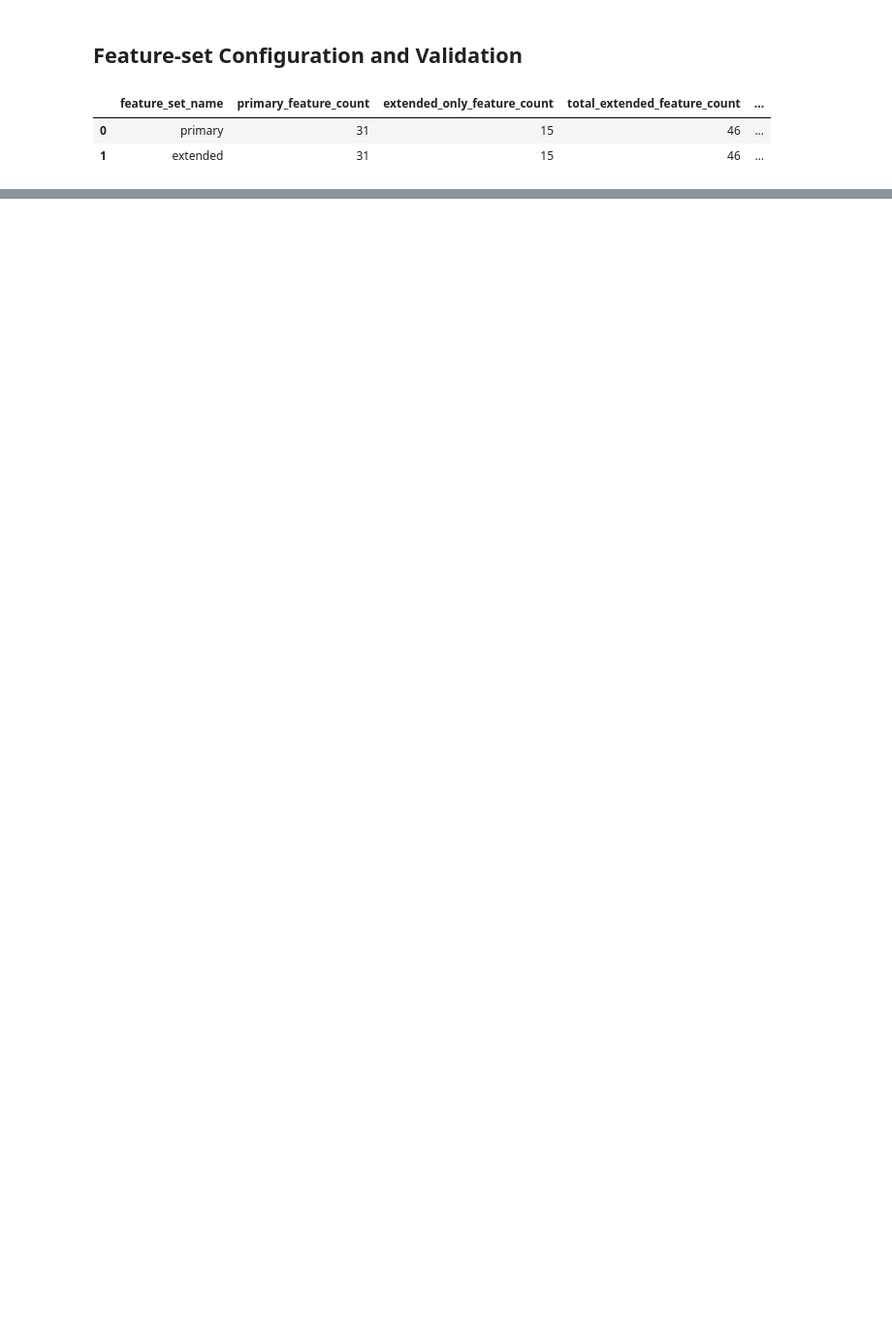
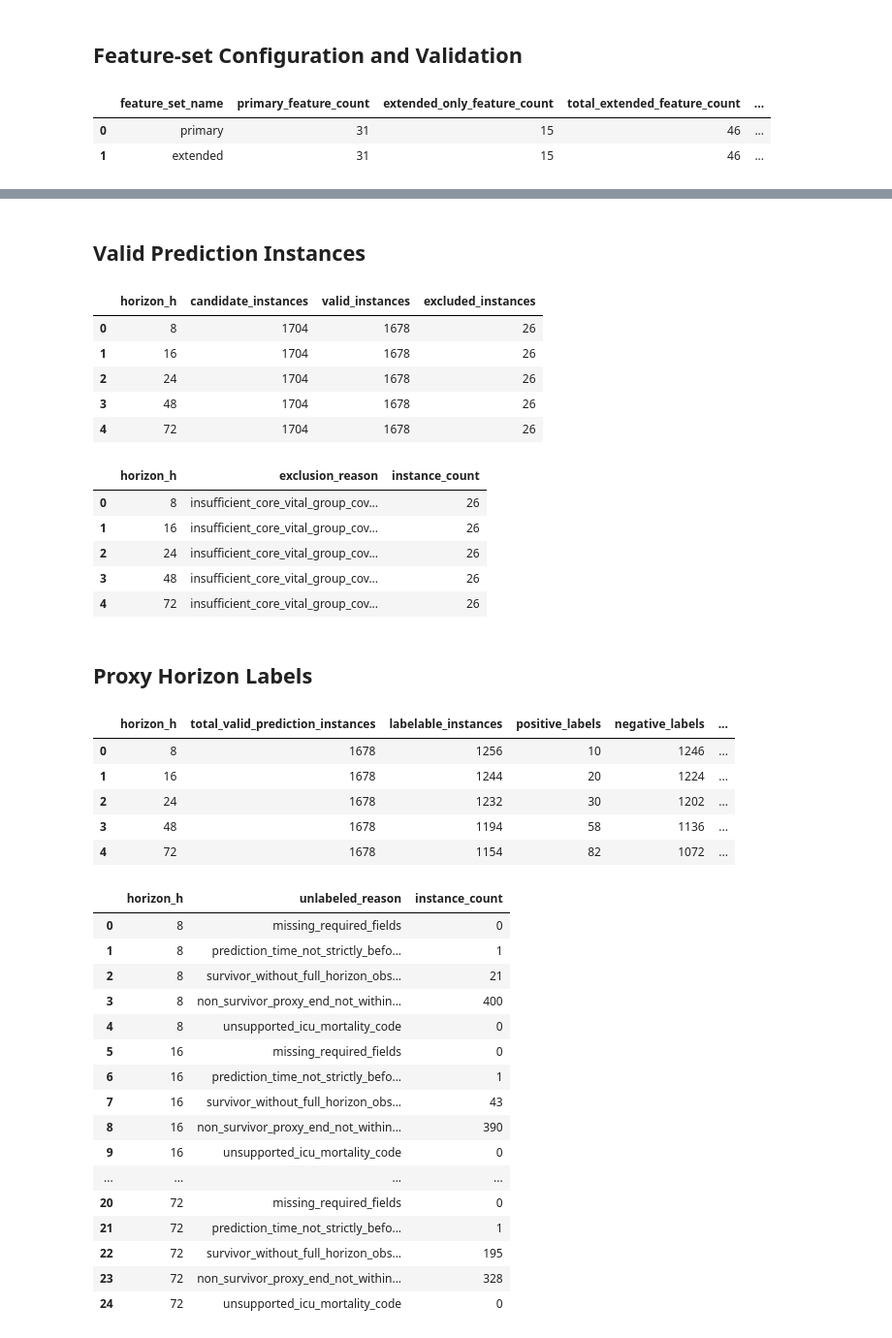
Before and after one commit to joameyer/1-mortality-decomposition, a Jupyter notebook: notebooks/ch1_preprocessing_runbook.ipynb, the cells around one changed output, grey strips where cells are left out. Shown at 97% size. Saved outputs shown, nothing was run; the diff lists cells and outputs as text; code cells hidden in the pictures; blank space fills up the shorter version.

```diff
--- a/notebooks/ch1_preprocessing_runbook.ipynb
+++ b/notebooks/ch1_preprocessing_runbook.ipynb
@@ -285,0 +193,46 @@ for feature_set_name in feature_set_config.feature_sets:
+# %%
+display(Markdown("## Valid Prediction Instances"))
+display(dataset.valid_instances.counts_by_horizon)
+display(dataset.valid_instances.exclusion_summary)
+
+display(Markdown("## Proxy Horizon Labels"))
+display(dataset.labels.summary_by_horizon)
+display(dataset.labels.unlabeled_reason_summary)
+# %% [output]
+## Valid Prediction Instances
+|  | horizon_h | candidate_instances | valid_instances | excluded_instances |
+| 0 | 8 | 1704 | 1678 | 26 |
+| 1 | 16 | 1704 | 1678 | 26 |
+| 2 | 24 | 1704 | 1678 | 26 |
+| 3 | 48 | 1704 | 1678 | 26 |
+| 4 | 72 | 1704 | 1678 | 26 |
+|  | horizon_h | exclusion_reason | instance_count |
+| 0 | 8 | insufficient_core_vital_group_cov... | 26 |
+| 1 | 16 | insufficient_core_vital_group_cov... | 26 |
+| 2 | 24 | insufficient_core_vital_group_cov... | 26 |
+| 3 | 48 | insufficient_core_vital_group_cov... | 26 |
+| 4 | 72 | insufficient_core_vital_group_cov... | 26 |
+## Proxy Horizon Labels
+|  | horizon_h | total_valid_prediction_instances | labelable_instances | positive_labels | negative_labels | ... |
+| 0 | 8 | 1678 | 1256 | 10 | 1246 | ... |
+| 1 | 16 | 1678 | 1244 | 20 | 1224 | ... |
+| 2 | 24 | 1678 | 1232 | 30 | 1202 | ... |
+| 3 | 48 | 1678 | 1194 | 58 | 1136 | ... |
+| 4 | 72 | 1678 | 1154 | 82 | 1072 | ... |
+|  | horizon_h | unlabeled_reason | instance_count |
+| 0 | 8 | missing_required_fields | 0 |
+| 1 | 8 | prediction_time_not_strictly_befo... | 1 |
+| 2 | 8 | survivor_without_full_horizon_obs... | 21 |
+| 3 | 8 | non_survivor_proxy_end_not_within... | 400 |
+| 4 | 8 | unsupported_icu_mortality_code | 0 |
+| 5 | 16 | missing_required_fields | 0 |
+| 6 | 16 | prediction_time_not_strictly_befo... | 1 |
+| 7 | 16 | survivor_without_full_horizon_obs... | 43 |
+| 8 | 16 | non_survivor_proxy_end_not_within... | 390 |
+| 9 | 16 | unsupported_icu_mortality_code | 0 |
+| ... | ... | ... | ... |
+| 20 | 72 | missing_required_fields | 0 |
+| 21 | 72 | prediction_time_not_strictly_befo... | 1 |
+| 22 | 72 | survivor_without_full_horizon_obs... | 195 |
+| 23 | 72 | non_survivor_proxy_end_not_within... | 328 |
+| 24 | 72 | unsupported_icu_mortality_code | 0 |
```
Also changed, not shown: parts of 10 cells of this notebook, 10 other files.
